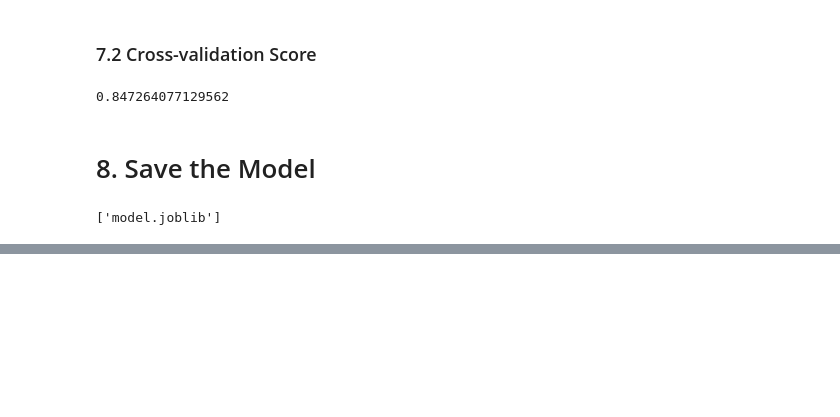
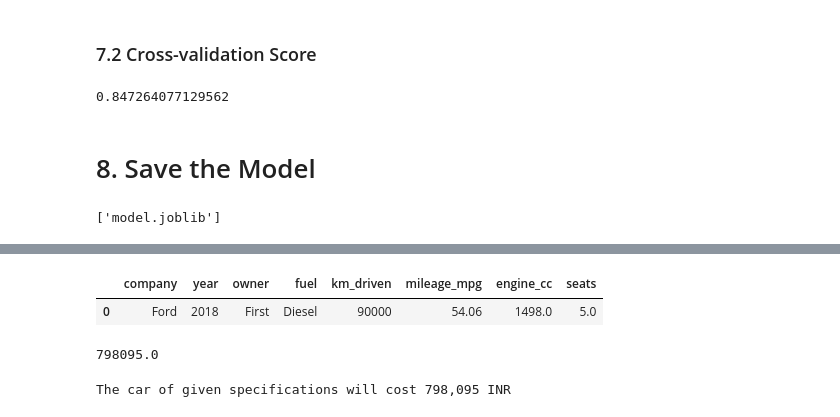
Before and after one commit to MisbahullahSheriff/fastapi-temp1, a Jupyter notebook: predictor_nb.ipynb, the cells around one changed output, grey strips where cells are left out. Drawn from its saved outputs; the diff is of its cells as text; code cells hidden in the pictures; blank space fills up the shorter version.

```diff
--- a/predictor_nb.ipynb
+++ b/predictor_nb.ipynb
@@ -236,0 +269,25 @@ joblib.dump(model, "model.joblib")
+# %%
+x_new = pd.DataFrame(data=dict(
+	company=["Ford"],
+	year=[2018],
+	owner=["First"],
+	fuel=["Diesel"],
+	km_driven=[90000],
+	mileage_mpg=[54.06],
+	engine_cc=[1498.0],
+	seats=[5.0]
+))
+
+x_new
+# %% [output]
+|  | company | year | owner | fuel | km_driven | mileage_mpg | engine_cc | seats |
+| 0 | Ford | 2018 | First | Diesel | 90000 | 54.06 | 1498.0 | 5.0 |
+# %%
+predicted_value = saved_model.predict(x_new)[0]
+predicted_value
+# %% [output]
+798095.0
+# %%
+print(f"The car of given specifications will cost {predicted_value:,.0f} INR")
+# %% [output]
+The car of given specifications will cost 798,095 INR
```
Also changed, not shown: parts of 4 cells of this notebook.
